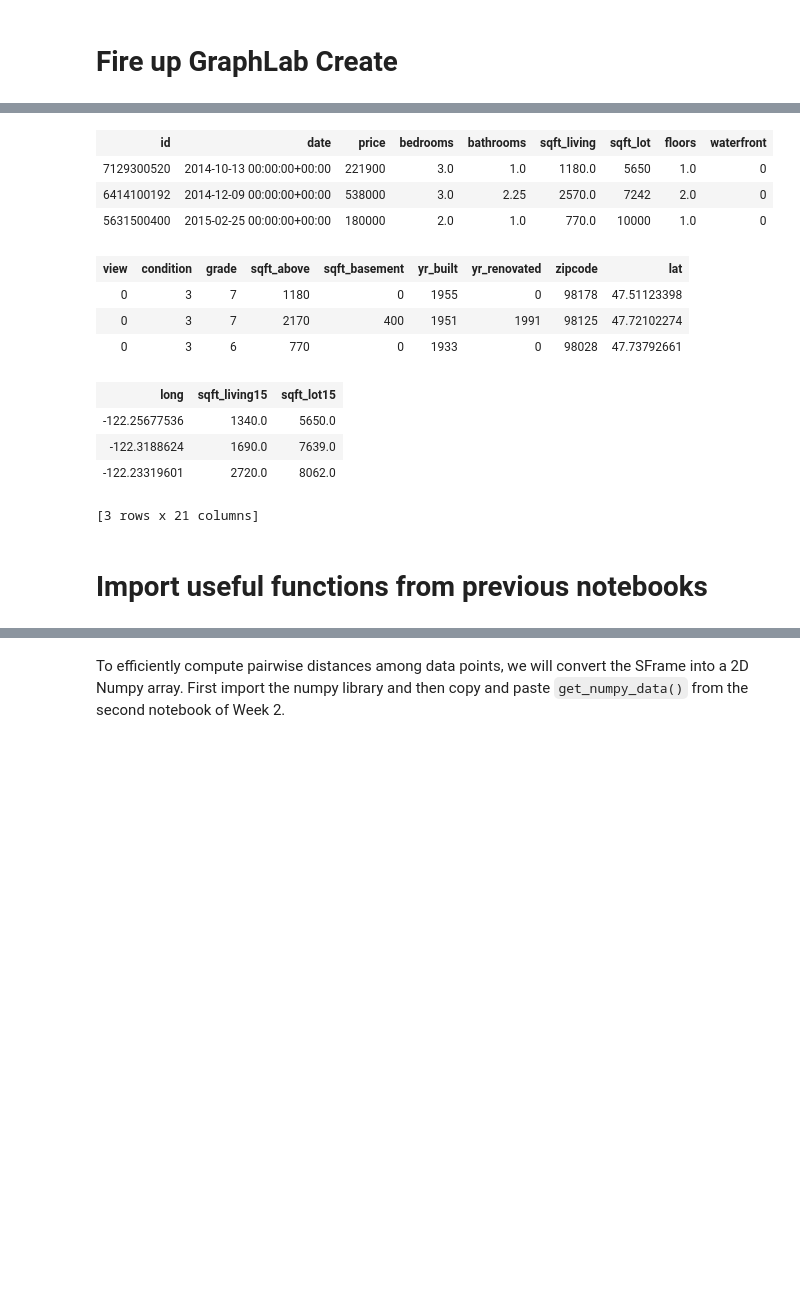
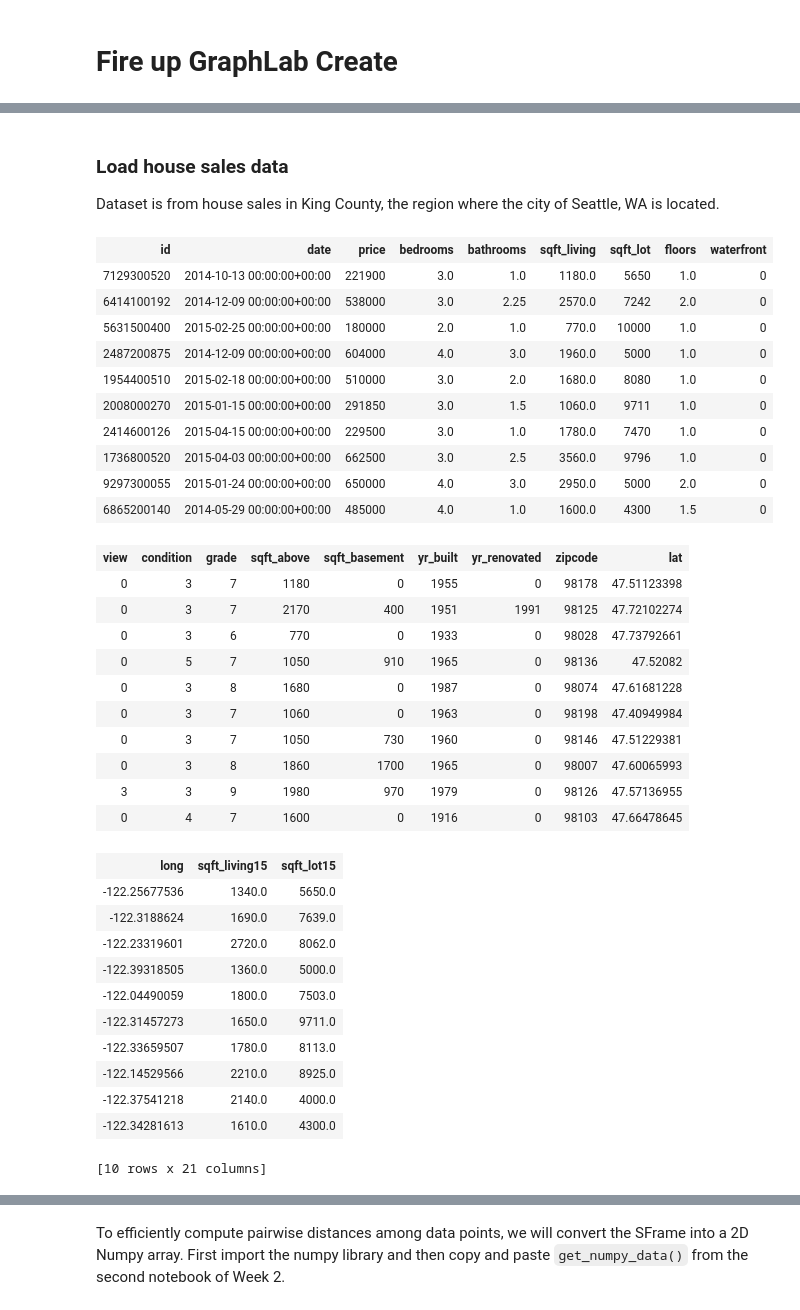
Before and after one commit to pedrohserrano/machine-learning-use-cases, a Jupyter notebook: courses/regression/local-regression.ipynb, the cells around one changed output, grey strips where cells are left out. Saved outputs shown, nothing was run; the diff lists cells and outputs as text; code cells hidden in the pictures; blank space fills up the shorter version.

```diff
--- a/courses/regression/local-regression.ipynb
+++ b/courses/regression/local-regression.ipynb
@@ -26,18 +8,0 @@ sales = gl.SFrame('kc_house_data_small.gl/')
-# %%
-sales[0:3]
-# %% [output]
-| id | date | price | bedrooms | bathrooms | sqft_living | sqft_lot | floors | waterfront |
-| 7129300520 | 2014-10-13 00:00:00+00:00 | 221900 | 3.0 | 1.0 | 1180.0 | 5650 | 1.0 | 0 |
-| 6414100192 | 2014-12-09 00:00:00+00:00 | 538000 | 3.0 | 2.25 | 2570.0 | 7242 | 2.0 | 0 |
-| 5631500400 | 2015-02-25 00:00:00+00:00 | 180000 | 2.0 | 1.0 | 770.0 | 10000 | 1.0 | 0 |
-| view | condition | grade | sqft_above | sqft_basement | yr_built | yr_renovated | zipcode | lat |
-| 0 | 3 | 7 | 1180 | 0 | 1955 | 0 | 98178 | 47.51123398 |
-| 0 | 3 | 7 | 2170 | 400 | 1951 | 1991 | 98125 | 47.72102274 |
-| 0 | 3 | 6 | 770 | 0 | 1933 | 0 | 98028 | 47.73792661 |
-| long | sqft_living15 | sqft_lot15 |
-| -122.25677536 | 1340.0 | 5650.0 |
-| -122.3188624 | 1690.0 | 7639.0 |
-| -122.23319601 | 2720.0 | 8062.0 |
-[3 rows x 21 columns]
-# %% [markdown]
-# Import useful functions from previous notebooks
@@ -43,0 +15,43 @@ sales[0:3]
+# %% [markdown]
+### Load house sales data
+
+Dataset is from house sales in King County, the region where the city of Seattle, WA is located.
+# %%
+df_sales = tc.SFrame('../../../data/kc_house_data.gl/')
+# %%
+df_sales.head()
+# %% [output]
+| id | date | price | bedrooms | bathrooms | sqft_living | sqft_lot | floors | waterfront |
+| 7129300520 | 2014-10-13 00:00:00+00:00 | 221900 | 3.0 | 1.0 | 1180.0 | 5650 | 1.0 | 0 |
+| 6414100192 | 2014-12-09 00:00:00+00:00 | 538000 | 3.0 | 2.25 | 2570.0 | 7242 | 2.0 | 0 |
+| 5631500400 | 2015-02-25 00:00:00+00:00 | 180000 | 2.0 | 1.0 | 770.0 | 10000 | 1.0 | 0 |
+| 2487200875 | 2014-12-09 00:00:00+00:00 | 604000 | 4.0 | 3.0 | 1960.0 | 5000 | 1.0 | 0 |
+| 1954400510 | 2015-02-18 00:00:00+00:00 | 510000 | 3.0 | 2.0 | 1680.0 | 8080 | 1.0 | 0 |
+| 2008000270 | 2015-01-15 00:00:00+00:00 | 291850 | 3.0 | 1.5 | 1060.0 | 9711 | 1.0 | 0 |
+| 2414600126 | 2015-04-15 00:00:00+00:00 | 229500 | 3.0 | 1.0 | 1780.0 | 7470 | 1.0 | 0 |
+| 1736800520 | 2015-04-03 00:00:00+00:00 | 662500 | 3.0 | 2.5 | 3560.0 | 9796 | 1.0 | 0 |
+| 9297300055 | 2015-01-24 00:00:00+00:00 | 650000 | 4.0 | 3.0 | 2950.0 | 5000 | 2.0 | 0 |
+| 6865200140 | 2014-05-29 00:00:00+00:00 | 485000 | 4.0 | 1.0 | 1600.0 | 4300 | 1.5 | 0 |
+| view | condition | grade | sqft_above | sqft_basement | yr_built | yr_renovated | zipcode | lat |
+| 0 | 3 | 7 | 1180 | 0 | 1955 | 0 | 98178 | 47.51123398 |
+| 0 | 3 | 7 | 2170 | 400 | 1951 | 1991 | 98125 | 47.72102274 |
+| 0 | 3 | 6 | 770 | 0 | 1933 | 0 | 98028 | 47.73792661 |
+| 0 | 5 | 7 | 1050 | 910 | 1965 | 0 | 98136 | 47.52082 |
+| 0 | 3 | 8 | 1680 | 0 | 1987 | 0 | 98074 | 47.61681228 |
+| 0 | 3 | 7 | 1060 | 0 | 1963 | 0 | 98198 | 47.40949984 |
+| 0 | 3 | 7 | 1050 | 730 | 1960 | 0 | 98146 | 47.51229381 |
+| 0 | 3 | 8 | 1860 | 1700 | 1965 | 0 | 98007 | 47.60065993 |
+| 3 | 3 | 9 | 1980 | 970 | 1979 | 0 | 98126 | 47.57136955 |
+| 0 | 4 | 7 | 1600 | 0 | 1916 | 0 | 98103 | 47.66478645 |
+| long | sqft_living15 | sqft_lot15 |
+| -122.25677536 | 1340.0 | 5650.0 |
+| -122.3188624 | 1690.0 | 7639.0 |
+| -122.23319601 | 2720.0 | 8062.0 |
+| -122.39318505 | 1360.0 | 5000.0 |
+| -122.04490059 | 1800.0 | 7503.0 |
+| -122.31457273 | 1650.0 | 9711.0 |
+| -122.33659507 | 1780.0 | 8113.0 |
+| -122.14529566 | 2210.0 | 8925.0 |
+| -122.37541218 | 2140.0 | 4000.0 |
+| -122.34281613 | 1610.0 | 4300.0 |
+[10 rows x 21 columns]
```
Also changed, not shown: parts of 90 cells of this notebook, 2 other files.
